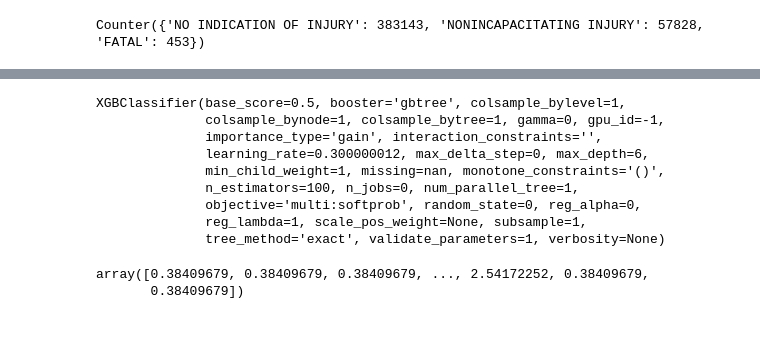
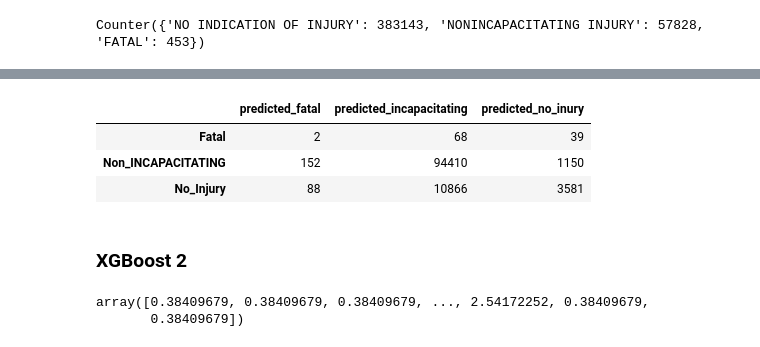
Before and after one commit to alexcasey92/Crash-Severity-Prediction, a Jupyter notebook: technical_notebook.ipynb, the cells around one changed output, grey strips where cells are left out. Saved outputs shown, nothing was run; the diff lists cells and outputs as text; code cells hidden in the pictures.

```diff
--- a/technical_notebook.ipynb
+++ b/technical_notebook.ipynb
@@ -906,3 +905,5 @@ from sklearn.metrics import confusion_matrix
+# %%
+crashes = pd.read_csv('crashes_cleaned_data', low_memory=False)
 # %%
 #Create training and test datasets
 #CLASS was recoded into SIZE_CLASS to change from string to integer
@@ -1062,6 +1105,13 @@ from sklearn.datasets import make_classification
 from sklearn.model_selection import GridSearchCV
 from sklearn.model_selection import RepeatedStratifiedKFold
 from sklearn.model_selection import cross_val_score
+# %%
+# define pipeline
+model_xgb = XGBClassifier()
+over = SMOTE("minority")
+under = RandomUnderSampler('majority')
+steps = [('over', over), ('under', under), ('model_xgb', model_xgb)]
+clf_xgb = Pipeline(steps=steps)
 # %%
 X = crashes.drop(columns=['MOST_SEVERE_INJURY'], axis=1)
 y = crashes['MOST_SEVERE_INJURY']
@@ -1086,0 +1146,11 @@ print('Mean ROC AUC: %.5f' % mean(scores))
+# %%
+# Predict on training and test sets
+training_preds = clf_xgb.predict(X_train)
+test_preds = model_xgb.predict(X_test)
+
+# Accuracy of training and test sets
+training_accuracy = accuracy_score(y_train, training_preds)
+test_accuracy = accuracy_score(y_test, test_preds)
+
+print('Training Accuracy: {:.4}%'.format(training_accuracy * 100))
+print('Validation accuracy: {:.4}%'.format(test_accuracy * 100))
@@ -1086,0 +1184,12 @@ print('Mean ROC AUC: %.5f' % mean(scores))
+# %%
+confmtrx = np.array(confusion_matrix(y_test, test_preds))
+
+pd.DataFrame(confmtrx, index=['Fatal', 'Non_INCAPACITATING', 'No_Injury'],
+columns=['predicted_fatal', 'predicted_incapacitating','predicted_no_inury'])
+# %% [output]
+|  | predicted_fatal | predicted_incapacitating | predicted_no_inury |
+| Fatal | 2 | 68 | 39 |
+| Non_INCAPACITATING | 152 | 94410 | 1150 |
+| No_Injury | 88 | 10866 | 3581 |
+# %% [markdown]
+### XGBoost 2
@@ -1090,19 +1204,6 @@ sample_weights = compute_sample_weight(
     class_weight='balanced',
     y = crashes['MOST_SEVERE_INJURY'] #provide your own target name
 )
-
-clf = XGBClassifier()
-clf.fit(X, y, sample_weight=sample_weights)
-# %% [output]
-XGBClassifier(base_score=0.5, booster='gbtree', colsample_bylevel=1,
-              colsample_bynode=1, colsample_bytree=1, gamma=0, gpu_id=-1,
-              importance_type='gain', interaction_constraints='',
-              learning_rate=0.300000012, max_delta_step=0, max_depth=6,
-              min_child_weight=1, missing=nan, monotone_constraints='()',
-              n_estimators=100, n_jobs=0, num_parallel_tree=1,
-              objective='multi:softprob', random_state=0, reg_alpha=0,
-              reg_lambda=1, scale_pos_weight=None, subsample=1,
-              tree_method='exact', validate_parameters=1, verbosity=None)
 # %%
 sample_weights
 # %% [output]
```
Also changed, not shown: parts of 80 cells of this notebook.
